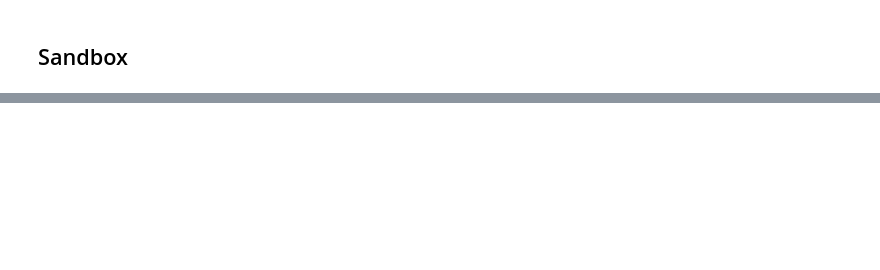
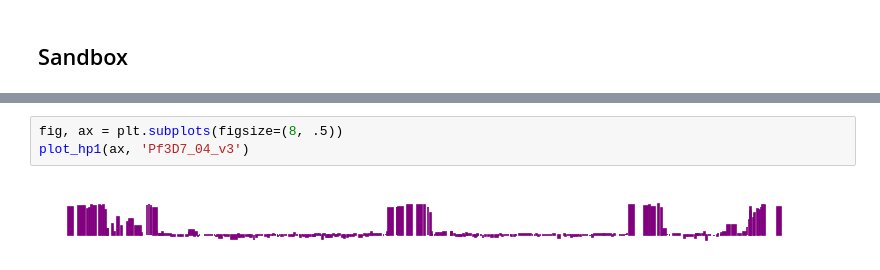
Before and after one commit to wtchg-kwiatkowski/pfx-paper-2015, a Jupyter notebook: supplementary/notebooks/genome_accessibility.ipynb, the cells around one changed output, grey strips where cells are left out. Saved outputs shown, nothing was run; the diff lists cells and outputs as text; blank space fills up the shorter version.

```diff
--- a/supplementary/notebooks/genome_accessibility.ipynb
+++ b/supplementary/notebooks/genome_accessibility.ipynb
@@ -36,0 +91,5 @@ tbl_regions_1b.aggregate('region_type', sum, 'region_size').rename('value', 'tot
+# %%
+fig, ax = plt.subplots(figsize=(8, .5))
+plot_hp1(ax, 'Pf3D7_04_v3')
+# %% [output]
+[figure, added]
```
Also changed, not shown: parts of 7 cells of this notebook, 1 other file.
